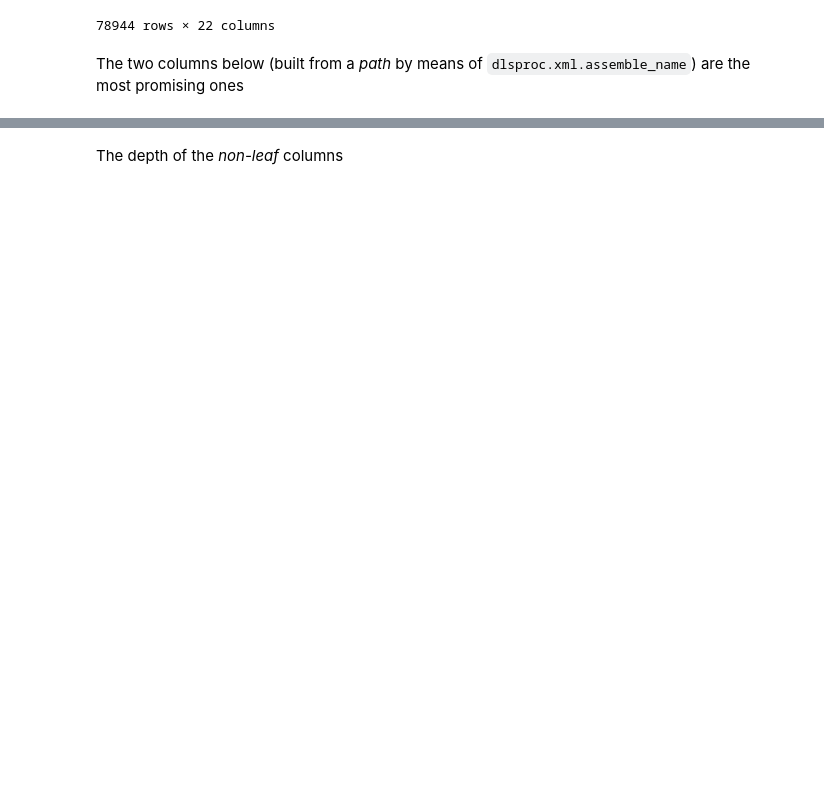
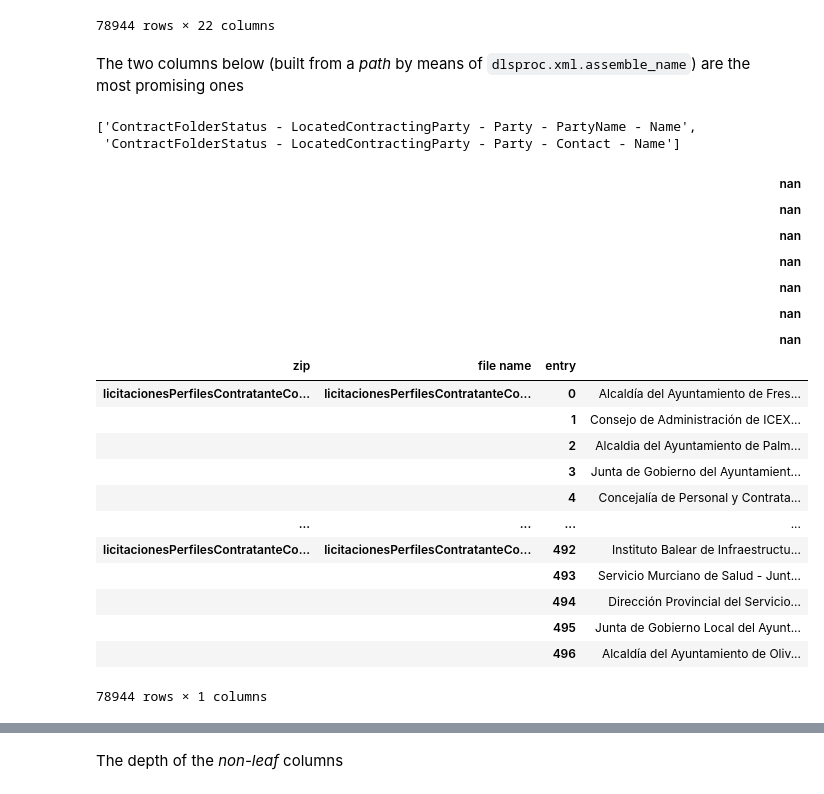
Before and after one commit to manuvazquez/dlsproc, a Jupyter notebook: reports/exploratory.ipynb, the cells around one changed output, grey strips where cells are left out. Cells and saved outputs as stored; diff of their text form; code cells hidden in the pictures; blank space fills up the shorter version.

Commit message:
- 10_xml.ipynb     - post_process         - `utc` is set to `True` when parsing dates - reports     - exploratory.ipynb         - some code adapted to column-multiindex DataFrame's

```diff
--- a/reports/exploratory.ipynb
+++ b/reports/exploratory.ipynb
@@ -39,7 +48,13 @@ The data is read from a file if present, or from the given directory if not
 if insiders_output_file.exists():
     insiders_df = pd.read_parquet(insiders_output_file)
 else:
+    # data is read from the given directory, and concatenated into a single `pd.DataFrame`...
     insiders_df = dlsproc.bundle.read_zips_directory(insiders_directory, concatenate=True)
+
+    # ...re-structured with multiindexed columns...
+    insiders_df = dlsproc.xml.flat_df_to_multiindexed_df(insiders_df)
+
+    # ...and saved
     insiders_df.to_parquet(insiders_output_file)
 # %%
 insiders_df.shape
@@ -106,7 +142,38 @@ insiders_df.loc[:, column_name_contains_name]
 # %% [markdown]
 The two columns below (built from a *path* by means of `dlsproc.xml.assemble_name`) are the most promising ones
 # %%
-entity_columns = []
-entity_columns.append(dlsproc.xml.assemble_name(['ContractFolderStatus', 'LocatedContractingParty', 'Party', 'PartyName', 'Name']))
-entity_columns.append(dlsproc.xml.assemble_name(['ContractFolderStatus', 'LocatedContractingParty', 'Party', 'Contact', 'Name']))
+name_related_columns = [
+    ['ContractFolderStatus', 'LocatedContractingParty', 'Party', 'PartyName', 'Name'],
+    ['ContractFolderStatus', 'LocatedContractingParty', 'Party', 'Contact', 'Name']
+]
+# entity_columns.append(dlsproc.xml.assemble_name(['ContractFolderStatus', 'LocatedContractingParty', 'Party', 'PartyName', 'Name']))
+# entity_columns.append(dlsproc.xml.assemble_name(['ContractFolderStatus', 'LocatedContractingParty', 'Party', 'Contact', 'Name']))
+entity_columns = [dlsproc.xml.assemble_name(e) for e in name_related_columns]
+entity_columns
+# %% [output]
+['ContractFolderStatus - LocatedContractingParty - Party - PartyName - Name',
+ 'ContractFolderStatus - LocatedContractingParty - Party - Contact - Name']
+# %%
+insiders_df.xs(tuple(name_related_columns[0]), axis=1)
+# %% [output]
+|  |  |  | nan |
+|  |  |  | nan |
+|  |  |  | nan |
+|  |  |  | nan |
+|  |  |  | nan |
+|  |  |  | nan |
+|  |  |  | nan |
+| zip | file name | entry |  |
+| licitacionesPerfilesContratanteCo... | licitacionesPerfilesContratanteCo... | 0 | Alcaldía del Ayuntamiento de Fres... |
+|  |  | 1 | Consejo de Administración de ICEX... |
+|  |  | 2 | Alcaldia del Ayuntamiento de Palm... |
+|  |  | 3 | Junta de Gobierno del Ayuntamient... |
+|  |  | 4 | Concejalía de Personal y Contrata... |
+| ... | ... | ... | ... |
+| licitacionesPerfilesContratanteCo... | licitacionesPerfilesContratanteCo... | 492 | Instituto Balear de Infraestructu... |
+|  |  | 493 | Servicio Murciano de Salud - Junt... |
+|  |  | 494 | Dirección Provincial del Servicio... |
+|  |  | 495 | Junta de Gobierno Local del Ayunt... |
+|  |  | 496 | Alcaldía del Ayuntamiento de Oliv... |
+78944 rows × 1 columns
 # %%
```
Also changed, not shown: parts of 17 cells of this notebook, 5 other files.
